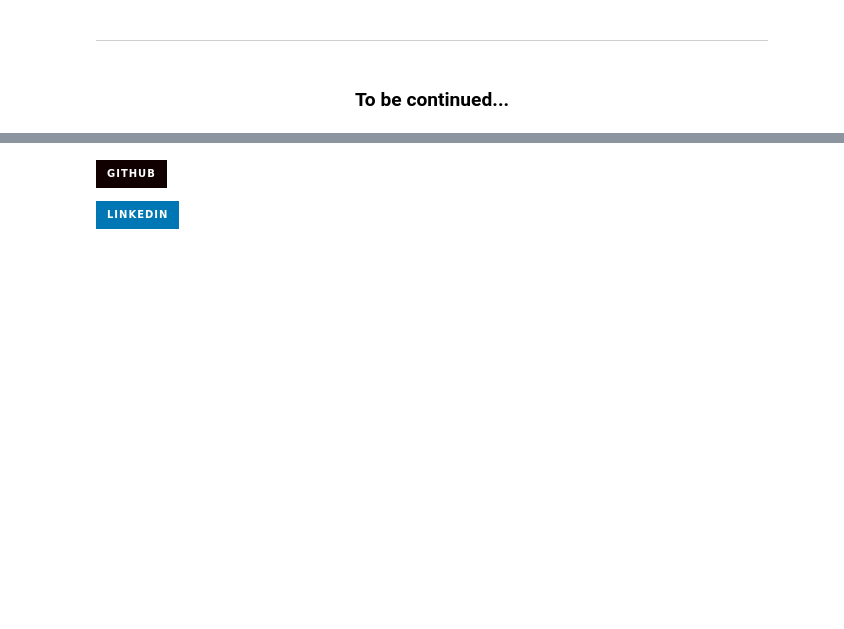
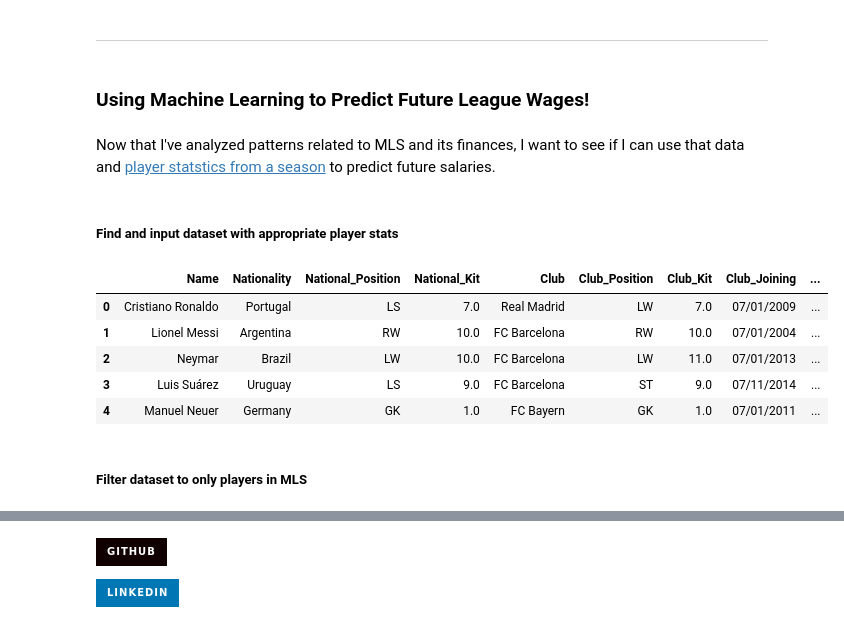
Before and after one commit to andyniser/mls-salary-project, a Jupyter notebook: mls-salary-analysis.ipynb, the cells around one changed output, grey strips where cells are left out. Saved outputs shown, nothing was run; the diff lists cells and outputs as text; code cells hidden in the pictures; badges without logos; blank space fills up the shorter version.

```diff
--- a/mls-salary-analysis.ipynb
+++ b/mls-salary-analysis.ipynb
@@ -834,4 +828,20 @@ These players were famous before coming to the league. Their salaries are especi
 # %% [markdown]
 ---
-# %% [markdown]
-### <center> To be continued... <center/>
+# %% [markdown]
+### Using Machine Learning to Predict Future League Wages!
+# %% [markdown]
+Now that I've analyzed patterns related to MLS and its finances, I want to see if I can use that data and [player statstics from a season](https://www.kaggle.com/datasets/antoinekrajnc/soccer-players-statistics) to predict future salaries.
+# %% [markdown]
+##### Find and input dataset with appropriate player stats
+# %%
+stat_data = pd.read_csv('data/player-stats.csv')
+stat_data.head()
+# %% [output]
+|  | Name | Nationality | National_Position | National_Kit | Club | Club_Position | Club_Kit | Club_Joining | ... |
+| 0 | Cristiano Ronaldo | Portugal | LS | 7.0 | Real Madrid | LW | 7.0 | 07/01/2009 | ... |
+| 1 | Lionel Messi | Argentina | RW | 10.0 | FC Barcelona | RW | 10.0 | 07/01/2004 | ... |
+| 2 | Neymar | Brazil | LW | 10.0 | FC Barcelona | LW | 11.0 | 07/01/2013 | ... |
+| 3 | Luis Suárez | Uruguay | LS | 9.0 | FC Barcelona | ST | 9.0 | 07/11/2014 | ... |
+| 4 | Manuel Neuer | Germany | GK | 1.0 | FC Bayern | GK | 1.0 | 07/01/2011 | ... |
+# %% [markdown]
+##### Filter dataset to only players in MLS
```
Also changed, not shown: parts of 125 cells of this notebook, 2 other files.
